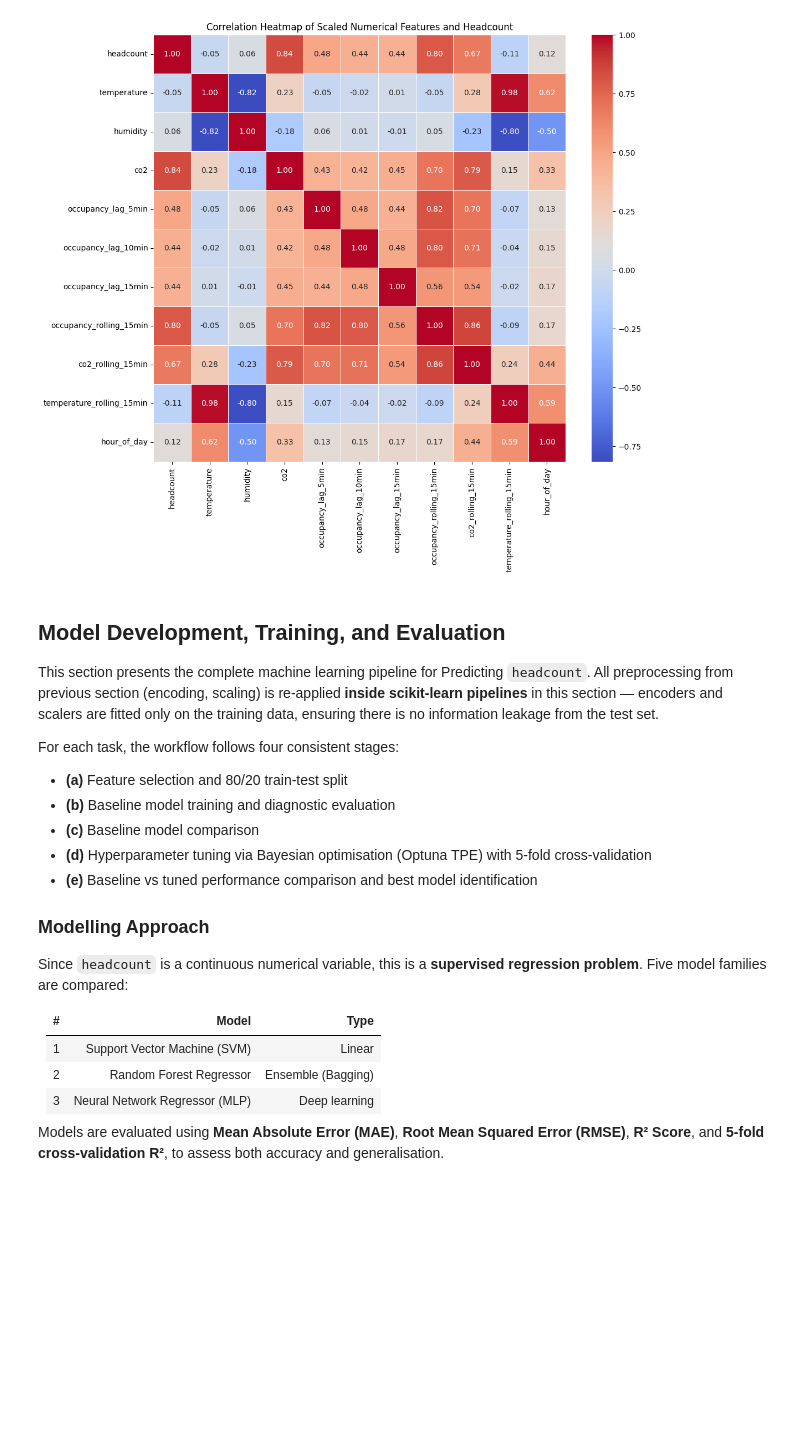
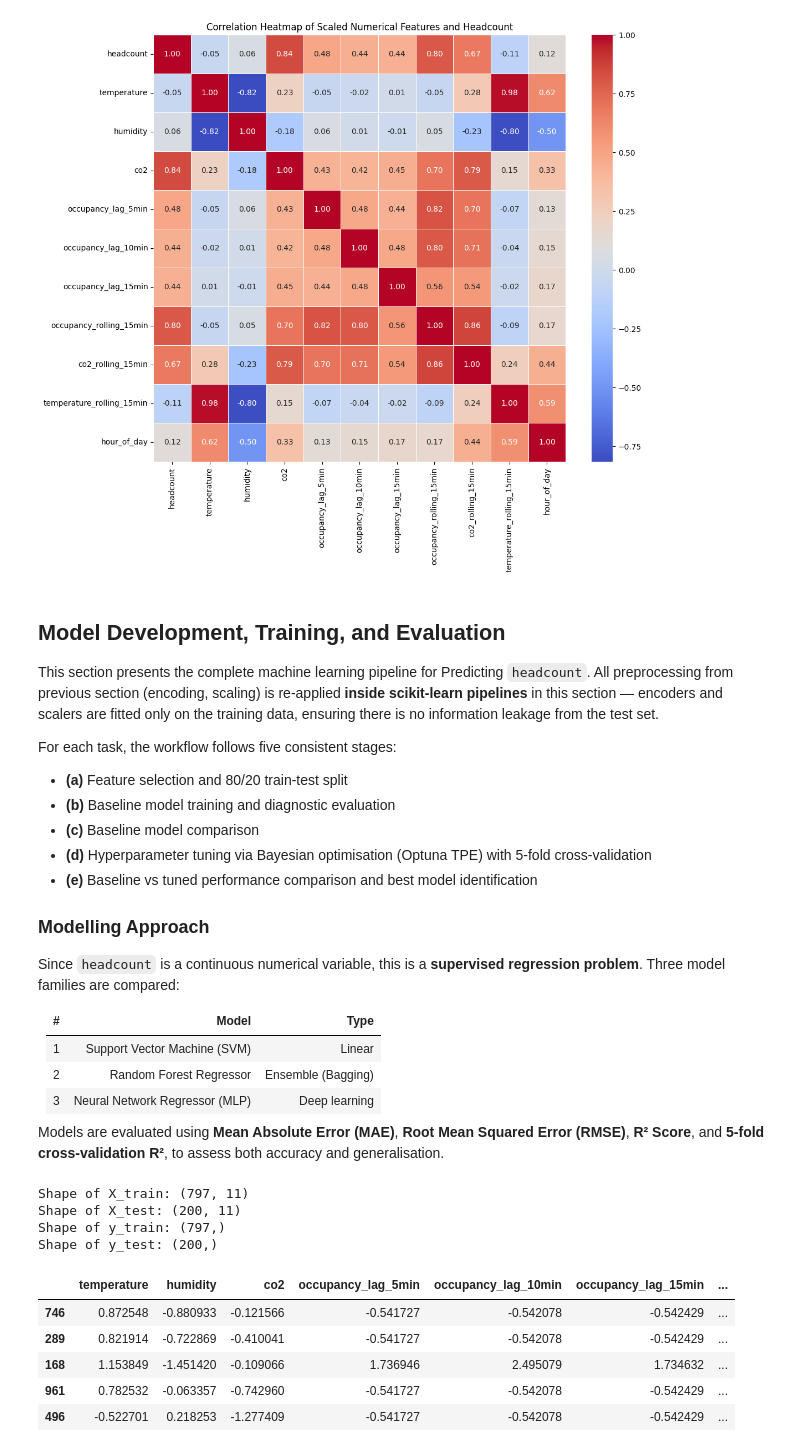
Before and after one commit to MIL-Project2/DR-DT, a Jupyter notebook: Occupancy_Prediction_Ver1_1.ipynb, the cells around one changed output. Cells and saved outputs as stored; diff of their text form; code cells hidden in the pictures; blank space fills up the shorter version.

```diff
--- a/Occupancy_Prediction_Ver1_1.ipynb
+++ b/Occupancy_Prediction_Ver1_1.ipynb
@@ -333,7 +333,7 @@ plt.show()
 
 This section presents the complete machine learning pipeline for Predicting `headcount`. All preprocessing from previous section (encoding, scaling) is re-applied **inside scikit-learn pipelines** in this section — encoders and scalers are fitted only on the training data, ensuring there is no information leakage from the test set.
 
-For each task, the workflow follows four consistent stages:
+For each task, the workflow follows five consistent stages:
 - **(a)** Feature selection and 80/20 train-test split
 - **(b)** Baseline model training and diagnostic evaluation
 - **(c)** Baseline model comparison
@@ -341,7 +341,7 @@ For each task, the workflow follows four consistent stages:
 - **(e)** Baseline vs tuned performance comparison and best model identification
 
 ### **Modelling Approach**
-Since `headcount` is a continuous numerical variable, this is a **supervised regression problem**. Five model families are compared:
+Since `headcount` is a continuous numerical variable, this is a **supervised regression problem**. Three model families are compared:
 
 | # | Model | Type |
 |---|---|---|
@@ -350,3 +350,40 @@ Since `headcount` is a continuous numerical variable, this is a **supervised reg
 | 3 | Neural Network Regressor (MLP) | Deep learning |
 
 Models are evaluated using **Mean Absolute Error (MAE)**, **Root Mean Squared Error (RMSE)**, **R² Score**, and **5-fold cross-validation R²**, to assess both accuracy and generalisation.
+# %%
+# Drop rows with NaN values introduced by lag and rolling features
+df_model = df.dropna(subset=[
+    'occupancy_lag_5min', 'occupancy_lag_10min', 'occupancy_lag_15min',
+    'occupancy_rolling_15min', 'co2_rolling_15min', 'temperature_rolling_15min'
+])
+
+# Define features (X) and target (y)
+features = [
+    'temperature', 'humidity', 'co2',
+    'occupancy_lag_5min', 'occupancy_lag_10min', 'occupancy_lag_15min',
+    'occupancy_rolling_15min', 'co2_rolling_15min', 'temperature_rolling_15min',
+    'hour_of_day', 'day_of_week'
+]
+
+X = df_model[features]
+y = df_model['headcount']
+
+# Perform 80/20 train-test split
+X_train, X_test, y_train, y_test = train_test_split(X, y, test_size=0.2, random_state=42)
+
+print(f"Shape of X_train: {X_train.shape}")
+print(f"Shape of X_test: {X_test.shape}")
+print(f"Shape of y_train: {y_train.shape}")
+print(f"Shape of y_test: {y_test.shape}")
+display(X_train.head())
+# %% [output]
+Shape of X_train: (797, 11)
+Shape of X_test: (200, 11)
+Shape of y_train: (797,)
+Shape of y_test: (200,)
+|  | temperature | humidity | co2 | occupancy_lag_5min | occupancy_lag_10min | occupancy_lag_15min | ... |
+| 746 | 0.872548 | -0.880933 | -0.121566 | -0.541727 | -0.542078 | -0.542429 | ... |
+| 289 | 0.821914 | -0.722869 | -0.410041 | -0.541727 | -0.542078 | -0.542429 | ... |
+| 168 | 1.153849 | -1.451420 | -0.109066 | 1.736946 | 2.495079 | 1.734632 | ... |
+| 961 | 0.782532 | -0.063357 | -0.742960 | -0.541727 | -0.542078 | -0.542429 | ... |
+| 496 | -0.522701 | 0.218253 | -1.277409 | -0.541727 | -0.542078 | -0.542429 | ... |
```
Also changed, not shown: parts of 3 cells of this notebook.
